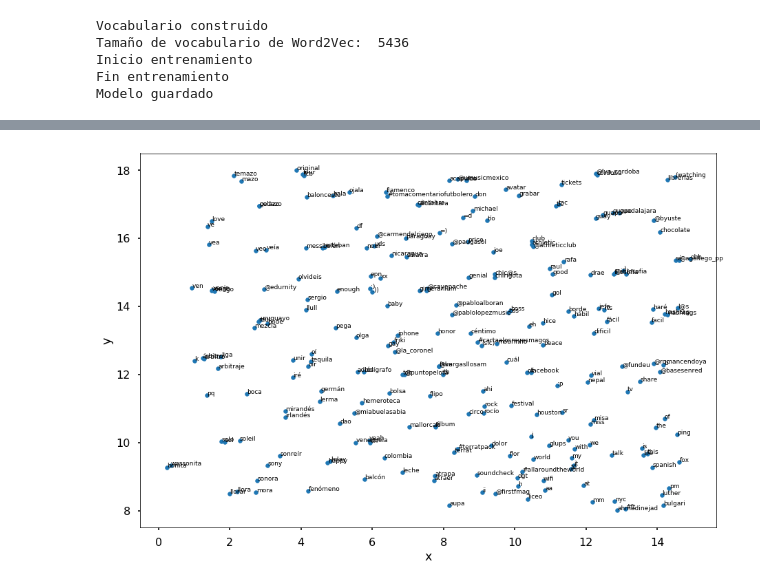
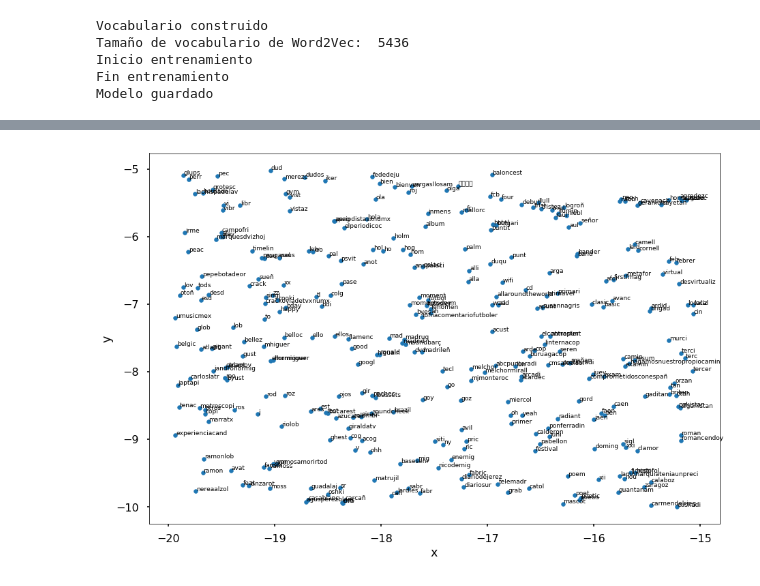
Before and after one commit to spartanjoax/SentimientosProfundos, a Jupyter notebook: Vectorizacion Gensim.ipynb, the cells around one changed output, grey strips where cells are left out. Saved outputs shown, nothing was run; the diff lists cells and outputs as text; code cells hidden in the pictures.

```diff
--- a/Vectorizacion Gensim.ipynb
+++ b/Vectorizacion Gensim.ipynb
@@ -113,19 +141,19 @@ points.plot.scatter("x", "y", s=10, figsize=(20, 12))
 # %%
 def plot_region (x_bounds, y_bounds):
     slice = points[
         (x_bounds[0] <= points.x) &
         (points.x <= x_bounds[1]) &
         (y_bounds[0] <= points.y) &
         (points.y <= y_bounds[1])
     ]
 
     ax = slice.plot.scatter("x", "y", s=35, figsize=(15, 10))
     for i, point in slice.iterrows():
         ax.text(point.x + 0.005, point.y + 0.005, point.word, fontsize=9)
 
-plot_region(x_bounds=(0, 15), y_bounds=(8, 18))
+plot_region(x_bounds=(-20, -15), y_bounds=(-10, -5))
 # %% [output]
-[figure, old version]
+[figure, new version]
 # %%
 modelo.wv.most_similar("feliz")
 # %% [output]
```
Also changed, not shown: parts of 10 cells of this notebook, 2 other files.
